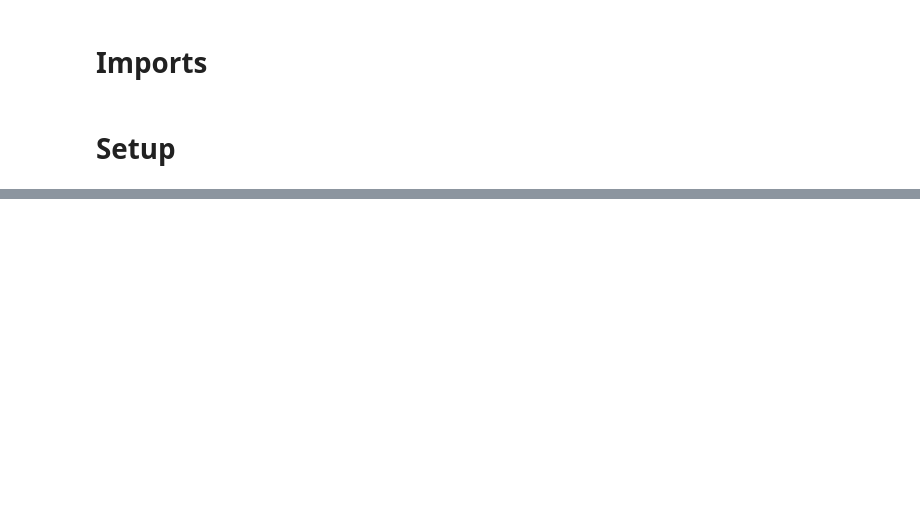
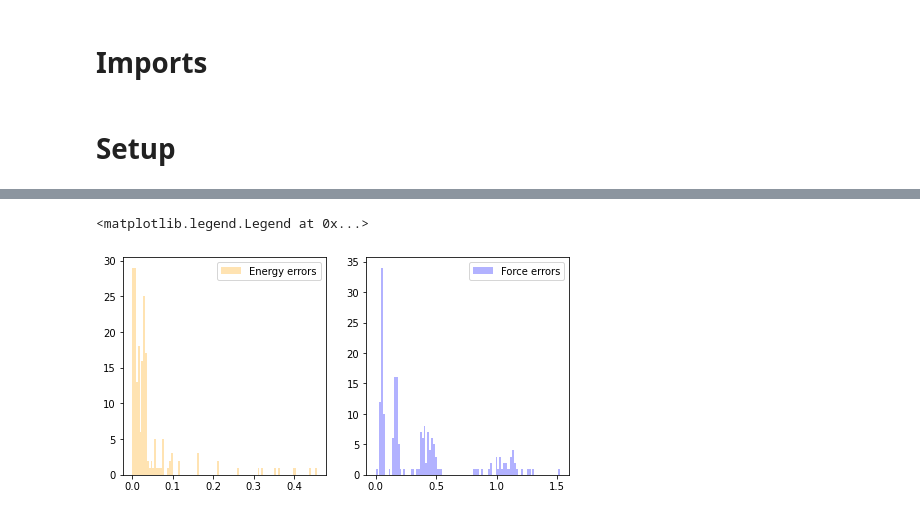
Before and after one commit to TrinkleGroup/svreg, a Jupyter notebook: tree_analyzer.ipynb, the cells around one changed output, grey strips where cells are left out. Saved outputs shown, nothing was run; the diff lists cells and outputs as text; code cells hidden in the pictures; blank space fills up the shorter version.

```diff
--- a/tree_analyzer.ipynb
+++ b/tree_analyzer.ipynb
@@ -12,0 +19,18 @@ import matplotlib.pyplot as plt
+# %%
+if fromArchive:
+    archive = pickle.load(open(os.path.join(basePath, 'archive.pkl'), 'rb'))
+    tree = pickle.load(open(os.path.join(basePath, 'tree.pkl'), 'rb'))
+
+    treeName = 'mul(sqrt(sqrt(rho)), rho)'
+    entry = archive[treeName]
+    tree.bestParams = entry.bestParams
+
+    errors = entry.bestErrors
+else:
+    files = sorted(glob.glob(os.path.join(basePath, 'tree*')))
+    intIndices = [int(s[s.find('tree')+5:s.find('.pkl')]) for s in files]
+
+    argsort = np.argsort(intIndices)
+
+    treeFile = np.array(files)[argsort][-1]
+    tree = pickle.load(open(treeFile, 'rb'))
@@ -135,0 +130,11 @@ with h5py.File(databasePath, 'r') as database:
+# %%
+fig, ax = plt.subplots(1, 2, figsize=(8, 4))
+
+ax[0].hist(errors[::2] , bins=100, alpha=0.3, label='Energy errors', color='orange')
+ax[1].hist(errors[1::2], bins=100, alpha=0.3, label='Force errors', color='blue')
+
+ax[0].legend()
+ax[1].legend()
+# %% [output]
+<matplotlib.legend.Legend at 0x...>
+[figure, added]
```
Also changed, not shown: parts of 18 cells of this notebook, 5 other files.
